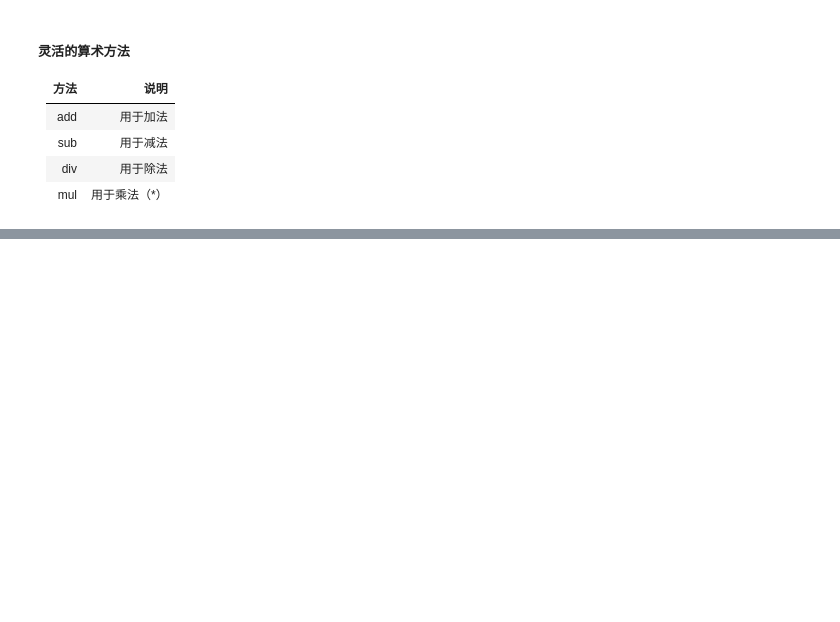
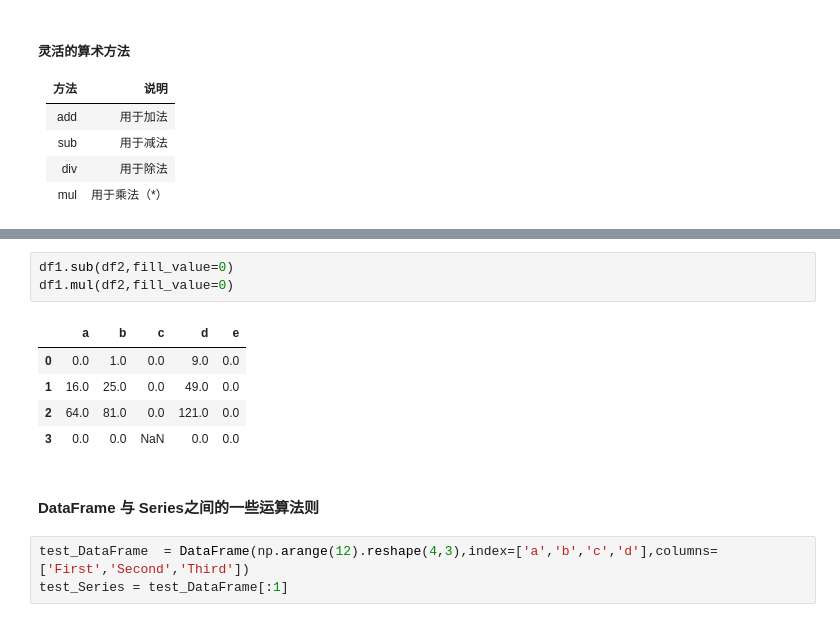
Before and after one commit to mushroomouou/Python, a Jupyter notebook: Pandas/Pandas入门.ipynb, the cells around one changed output, grey strips where cells are left out. Drawn from its saved outputs; the diff is of its cells as text; blank space fills up the shorter version.

```diff
--- a/Pandas/Pandas入门.ipynb
+++ b/Pandas/Pandas入门.ipynb
@@ -347,0 +279,14 @@ df1.add(df2,fill_value=0)
+# %%
+df1.sub(df2,fill_value=0)
+df1.mul(df2,fill_value=0)
+# %% [output]
+|  | a | b | c | d | e |
+| 0 | 0.0 | 1.0 | 0.0 | 9.0 | 0.0 |
+| 1 | 16.0 | 25.0 | 0.0 | 49.0 | 0.0 |
+| 2 | 64.0 | 81.0 | 0.0 | 121.0 | 0.0 |
+| 3 | 0.0 | 0.0 | NaN | 0.0 | 0.0 |
+# %% [markdown]
+#### DataFrame 与 Series之间的一些运算法则
+# %%
+test_DataFrame  = DataFrame(np.arange(12).reshape(4,3),index=['a','b','c','d'],columns=['First','Second','Third'])
+test_Series = test_DataFrame[:1]
```
Also changed, not shown: parts of 29 cells of this notebook, 1 other file.
